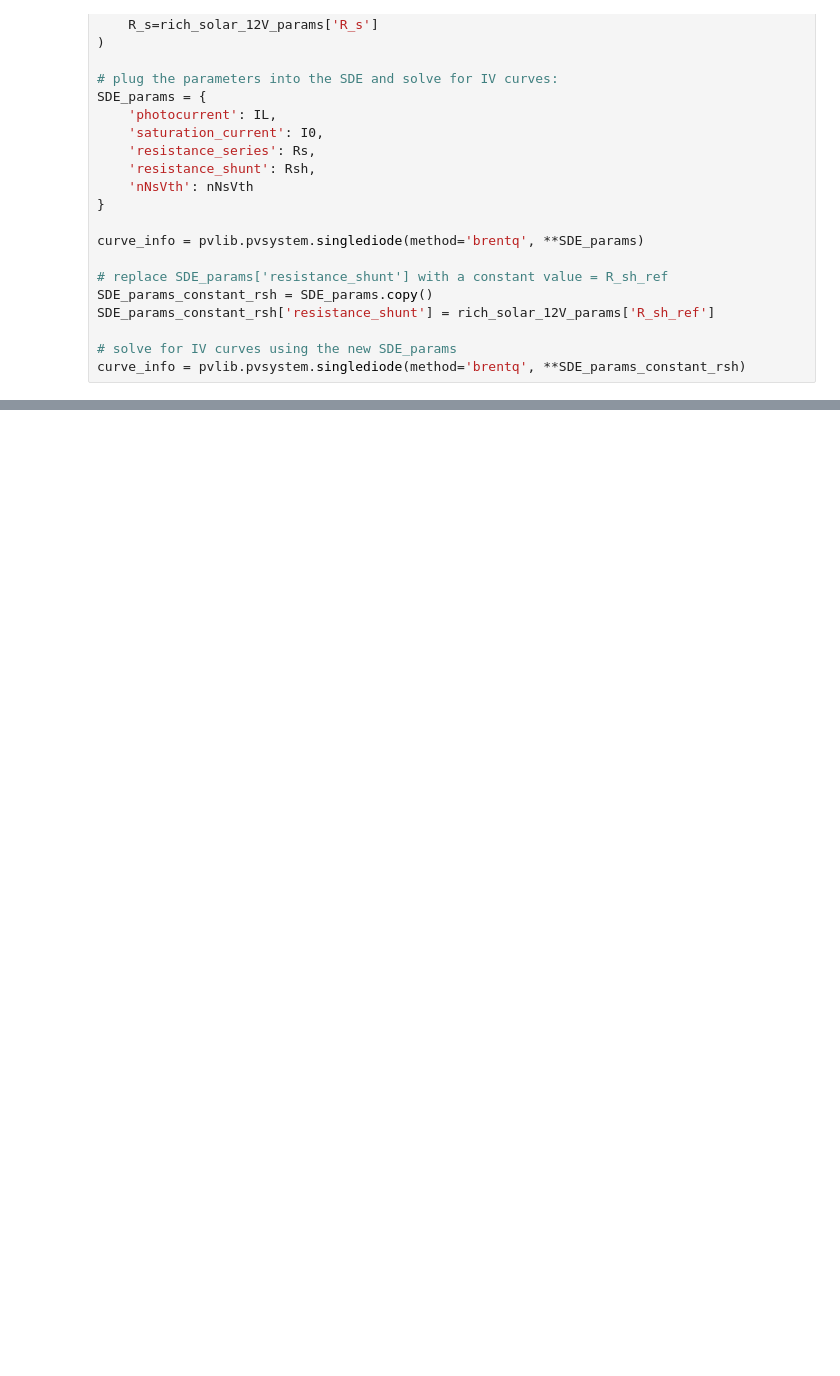
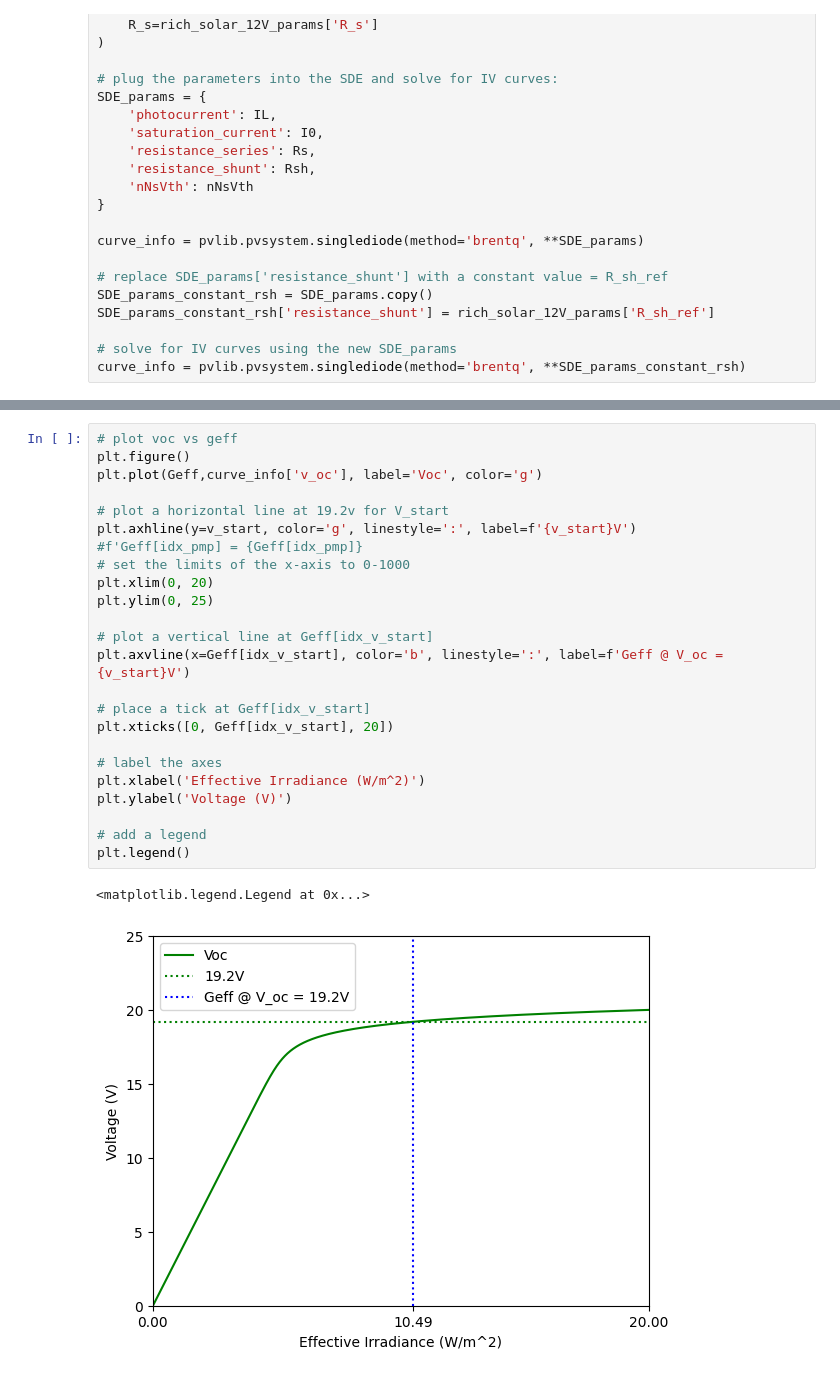
Before and after one commit to natecostello/pv-partial-shading, a Jupyter notebook: voc_vmp_vs_irradiance.ipynb, the cells around one changed output, grey strips where cells are left out. Drawn from its saved outputs; the diff is of its cells as text; blank space fills up the shorter version.

```diff
--- a/voc_vmp_vs_irradiance.ipynb
+++ b/voc_vmp_vs_irradiance.ipynb
@@ -435,0 +537,27 @@ curve_info = pvlib.pvsystem.singlediode(method='brentq', **SDE_params_constant_r
+# %%
+# plot voc vs geff
+plt.figure()
+plt.plot(Geff,curve_info['v_oc'], label='Voc', color='g')
+
+# plot a horizontal line at 19.2v for V_start
+plt.axhline(y=v_start, color='g', linestyle=':', label=f'{v_start}V')
+#f'Geff[idx_pmp] = {Geff[idx_pmp]}
+# set the limits of the x-axis to 0-1000
+plt.xlim(0, 20)
+plt.ylim(0, 25)
+
+# plot a vertical line at Geff[idx_v_start]
+plt.axvline(x=Geff[idx_v_start], color='b', linestyle=':', label=f'Geff @ V_oc = {v_start}V')
+
+# place a tick at Geff[idx_v_start]
+plt.xticks([0, Geff[idx_v_start], 20])
+
+# label the axes
+plt.xlabel('Effective Irradiance (W/m^2)')
+plt.ylabel('Voltage (V)')
+
+# add a legend
+plt.legend()
+# %% [output]
+<matplotlib.legend.Legend at 0x...>
+[figure, added]
```
Also changed, not shown: parts of 3 cells of this notebook.
